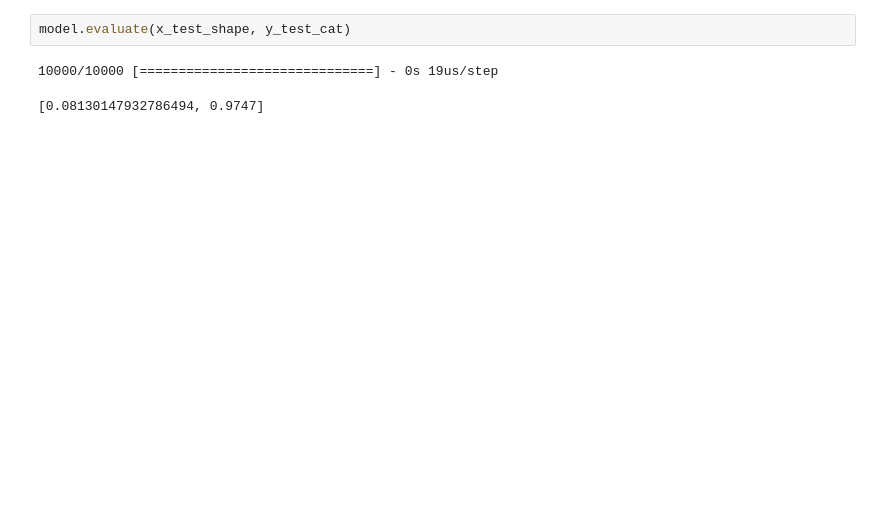
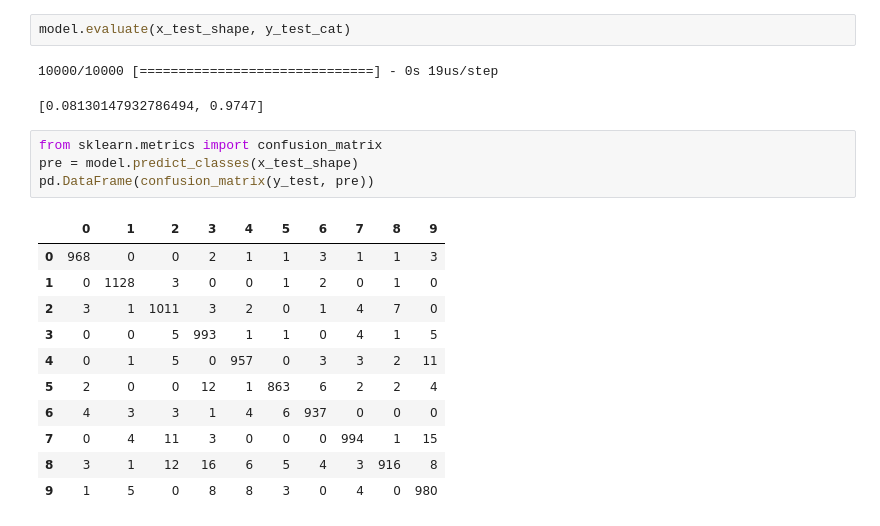
Before and after one commit to Elwing-Chou/taipeitechml, a Jupyter notebook: MLP.ipynb, the cells around one changed output. Drawn from its saved outputs; the diff is of its cells as text; blank space fills up the shorter version.

```diff
--- a/MLP.ipynb
+++ b/MLP.ipynb
@@ -127,3 +127,19 @@ model.evaluate(x_test_shape, y_test_cat)
 # %% [output]
 10000/10000 [==============================] - 0s 19us/step
 [0.08130147932786494, 0.9747]
+# %%
+from sklearn.metrics import confusion_matrix
+pre = model.predict_classes(x_test_shape)
+pd.DataFrame(confusion_matrix(y_test, pre))
+# %% [output]
+|  | 0 | 1 | 2 | 3 | 4 | 5 | 6 | 7 | 8 | 9 |
+| 0 | 968 | 0 | 0 | 2 | 1 | 1 | 3 | 1 | 1 | 3 |
+| 1 | 0 | 1128 | 3 | 0 | 0 | 1 | 2 | 0 | 1 | 0 |
+| 2 | 3 | 1 | 1011 | 3 | 2 | 0 | 1 | 4 | 7 | 0 |
+| 3 | 0 | 0 | 5 | 993 | 1 | 1 | 0 | 4 | 1 | 5 |
+| 4 | 0 | 1 | 5 | 0 | 957 | 0 | 3 | 3 | 2 | 11 |
+| 5 | 2 | 0 | 0 | 12 | 1 | 863 | 6 | 2 | 2 | 4 |
+| 6 | 4 | 3 | 3 | 1 | 4 | 6 | 937 | 0 | 0 | 0 |
+| 7 | 0 | 4 | 11 | 3 | 0 | 0 | 0 | 994 | 1 | 15 |
+| 8 | 3 | 1 | 12 | 16 | 6 | 5 | 4 | 3 | 916 | 8 |
+| 9 | 1 | 5 | 0 | 8 | 8 | 3 | 0 | 4 | 0 | 980 |
```
Also changed, not shown: parts of 2 cells of this notebook.
